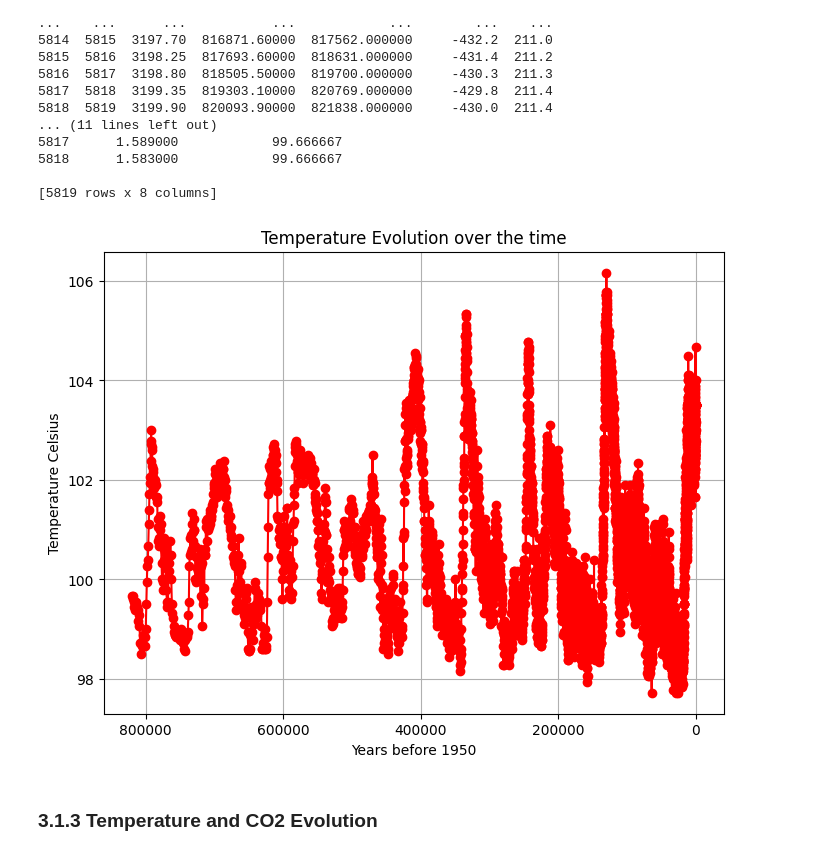
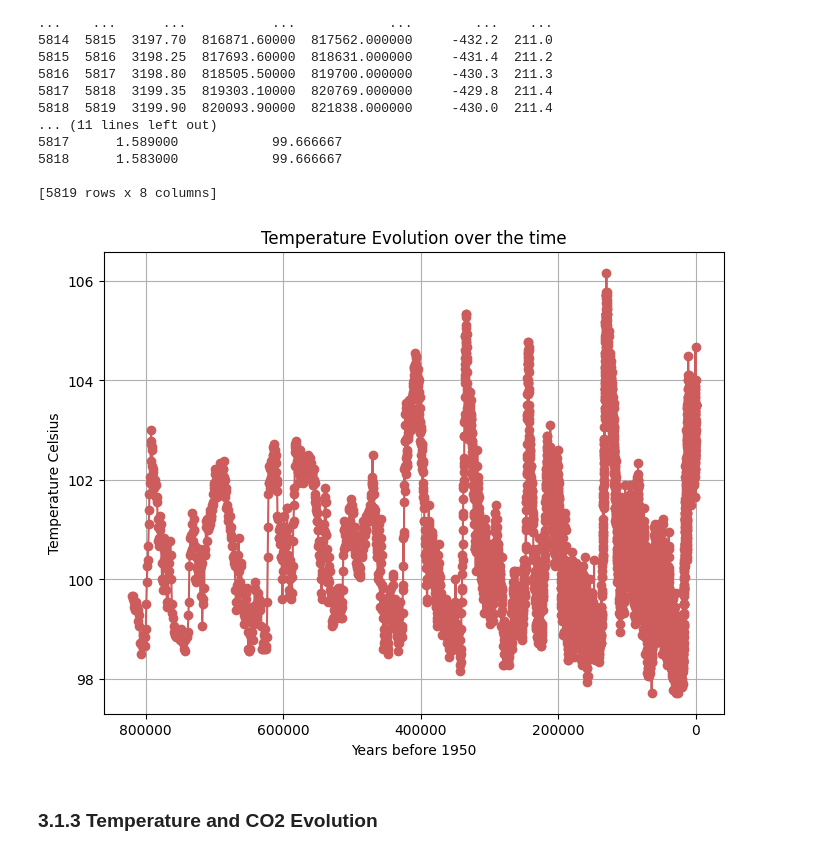
Before and after one commit to StefaniaVerduga/PfDA-project-2, a Jupyter notebook: PfDA-project-2.ipynb, the cells around one changed output. Saved outputs shown, nothing was run; the diff lists cells and outputs as text; code cells hidden in the pictures.

```diff
--- a/PfDA-project-2.ipynb
+++ b/PfDA-project-2.ipynb
@@ -121,19 +121,19 @@ print(temperature_df)
 # %%
 # Extracting data from the columns of our interest, years and temperature in Celsius degrees
 temp_years = temperature_df['EDC3béta']
 temperature_celsius = temperature_df['Temperature_Celsius']
 
 # Plotting the temperature data
 plt.figure(figsize=(8, 6))
-plt.plot(temp_years, temperature_celsius, marker='o', linestyle='-', color='red')
+plt.plot(temp_years, temperature_celsius, marker='o', linestyle='-', color='indianred')
 plt.xlabel('Years before 1950')
 plt.ylabel('Temperature Celsius')
 plt.title('Temperature Evolution over the time')
 plt.grid(True)
 plt.gca().invert_xaxis()
 plt.show()
 # %% [output]
-[figure, old version]
+[figure, new version]
 # %% [markdown]
 ### 3.1.3 Temperature and CO2 Evolution
 # %%
```
Also changed, not shown: parts of 6 cells of this notebook, 1 other file.
